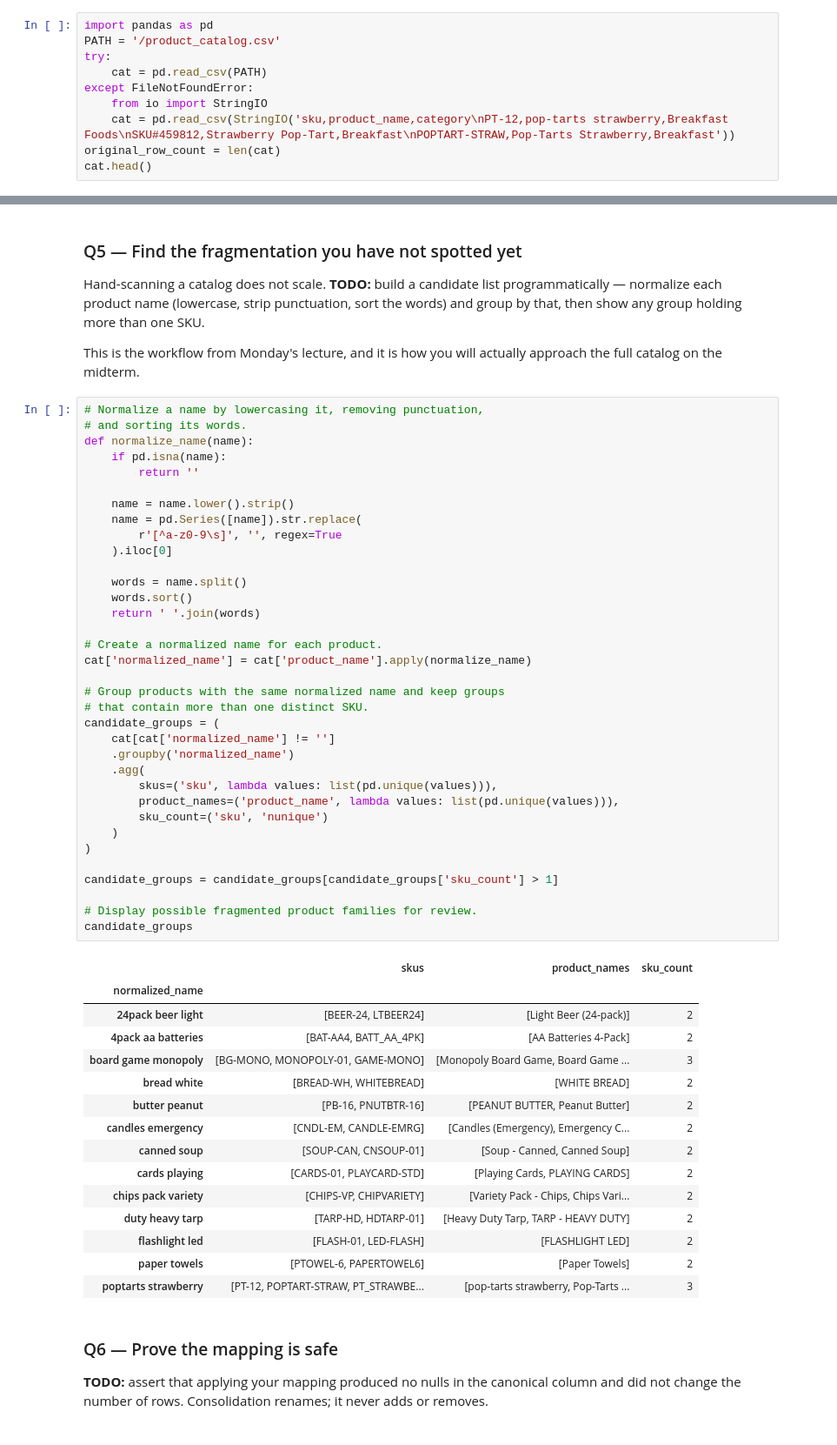
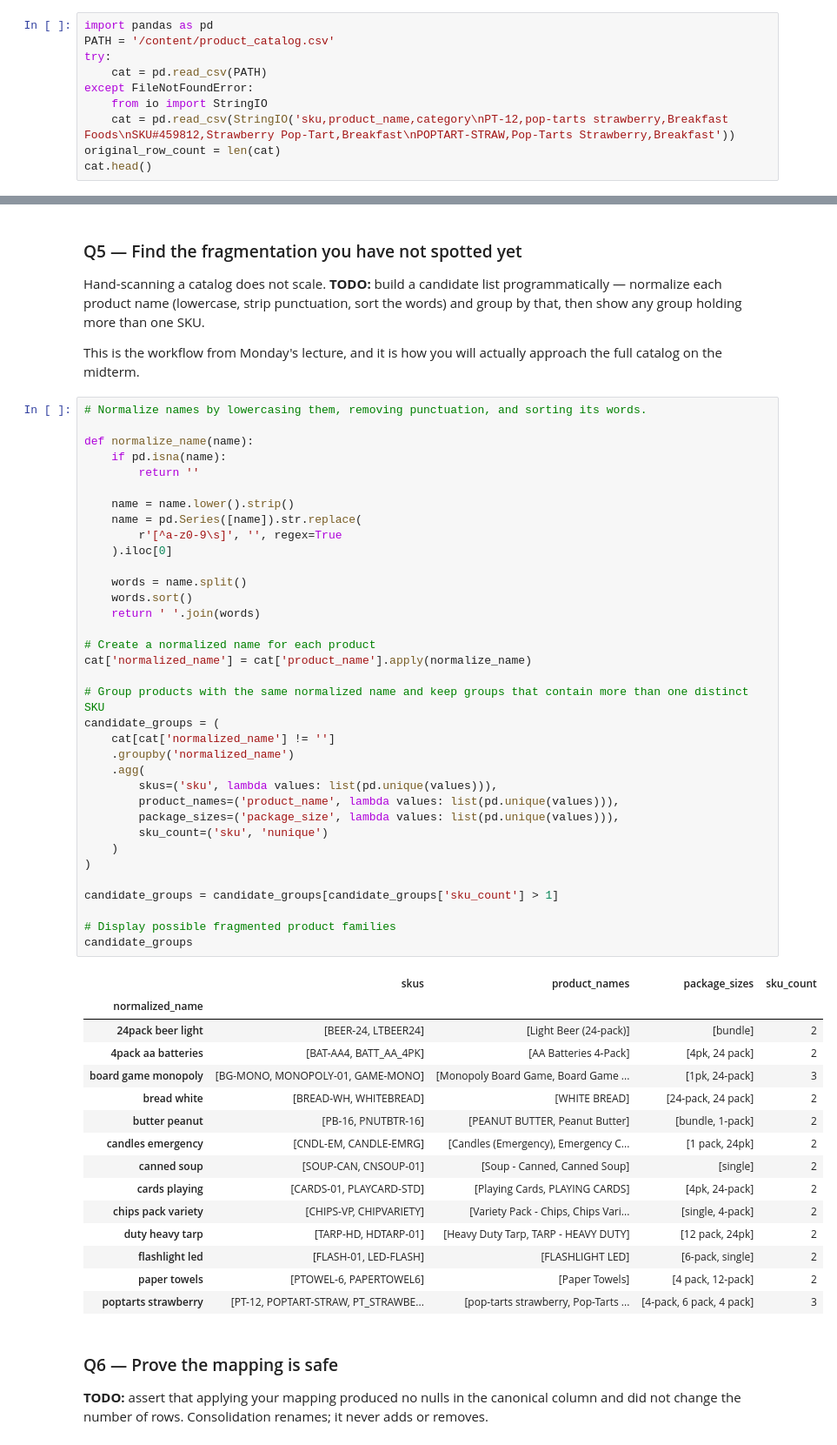
Before and after one commit to spbromberg/ds2002-fa26, a Jupyter notebook: notebooks/05-etl-walmart/2026-10-16 — Walmart Warm-Up SKU Mess — Lab.ipynb, the cells around one changed output, grey strips where cells are left out. Shown at 87% size. Cells and saved outputs as stored; diff of their text form.

```diff
--- a/notebooks/05-etl-walmart/2026-10-16 — Walmart Warm-Up SKU Mess — Lab.ipynb
+++ b/notebooks/05-etl-walmart/2026-10-16 — Walmart Warm-Up SKU Mess — Lab.ipynb
@@ -14,7 +14,7 @@ This lab uses the **real midterm data** in `../06-midterm-walmart/data/`. It's a
 *If the file isn't found, the cell falls back to a small inline sample so the notebook still runs.*
 # %%
 import pandas as pd
-PATH = '/product_catalog.csv'
+PATH = '/content/product_catalog.csv'
 try:
     cat = pd.read_csv(PATH)
 except FileNotFoundError:
@@ -202,56 +202,56 @@ Hand-scanning a catalog does not scale. **TODO:** build a candidate list program
 
 This is the workflow from Monday's lecture, and it is how you will actually approach the full catalog on the midterm.
 # %%
-# Normalize a name by lowercasing it, removing punctuation,
-# and sorting its words.
+# Normalize names by lowercasing them, removing punctuation, and sorting its words.
+
 def normalize_name(name):
     if pd.isna(name):
         return ''
 
     name = name.lower().strip()
     name = pd.Series([name]).str.replace(
         r'[^a-z0-9\s]', '', regex=True
     ).iloc[0]
 
     words = name.split()
     words.sort()
     return ' '.join(words)
 
-# Create a normalized name for each product.
+# Create a normalized name for each product
 cat['normalized_name'] = cat['product_name'].apply(normalize_name)
 
-# Group products with the same normalized name and keep groups
-# that contain more than one distinct SKU.
+# Group products with the same normalized name and keep groups that contain more than one distinct SKU
 candidate_groups = (
     cat[cat['normalized_name'] != '']
     .groupby('normalized_name')
     .agg(
         skus=('sku', lambda values: list(pd.unique(values))),
         product_names=('product_name', lambda values: list(pd.unique(values))),
+        package_sizes=('package_size', lambda values: list(pd.unique(values))),
         sku_count=('sku', 'nunique')
     )
 )
 
 candidate_groups = candidate_groups[candidate_groups['sku_count'] > 1]
 
-# Display possible fragmented product families for review.
+# Display possible fragmented product families
 candidate_groups
 # %% [output]
-|  | skus | product_names | sku_count |
-| normalized_name |  |  |  |
-| 24pack beer light | [BEER-24, LTBEER24] | [Light Beer (24-pack)] | 2 |
-| 4pack aa batteries | [BAT-AA4, BATT_AA_4PK] | [AA Batteries 4-Pack] | 2 |
-| board game monopoly | [BG-MONO, MONOPOLY-01, GAME-MONO] | [Monopoly Board Game, Board Game ... | 3 |
-| bread white | [BREAD-WH, WHITEBREAD] | [WHITE BREAD] | 2 |
-| butter peanut | [PB-16, PNUTBTR-16] | [PEANUT BUTTER, Peanut Butter] | 2 |
-| candles emergency | [CNDL-EM, CANDLE-EMRG] | [Candles (Emergency), Emergency C... | 2 |
-| canned soup | [SOUP-CAN, CNSOUP-01] | [Soup - Canned, Canned Soup] | 2 |
-| cards playing | [CARDS-01, PLAYCARD-STD] | [Playing Cards, PLAYING CARDS] | 2 |
-| chips pack variety | [CHIPS-VP, CHIPVARIETY] | [Variety Pack - Chips, Chips Vari... | 2 |
-| duty heavy tarp | [TARP-HD, HDTARP-01] | [Heavy Duty Tarp, TARP - HEAVY DUTY] | 2 |
-| flashlight led | [FLASH-01, LED-FLASH] | [FLASHLIGHT LED] | 2 |
-| paper towels | [PTOWEL-6, PAPERTOWEL6] | [Paper Towels] | 2 |
-| poptarts strawberry | [PT-12, POPTART-STRAW, PT_STRAWBE... | [pop-tarts strawberry, Pop-Tarts ... | 3 |
+|  | skus | product_names | package_sizes | sku_count |
+| normalized_name |  |  |  |  |
+| 24pack beer light | [BEER-24, LTBEER24] | [Light Beer (24-pack)] | [bundle] | 2 |
+| 4pack aa batteries | [BAT-AA4, BATT_AA_4PK] | [AA Batteries 4-Pack] | [4pk, 24 pack] | 2 |
+| board game monopoly | [BG-MONO, MONOPOLY-01, GAME-MONO] | [Monopoly Board Game, Board Game ... | [1pk, 24-pack] | 3 |
+| bread white | [BREAD-WH, WHITEBREAD] | [WHITE BREAD] | [24-pack, 24 pack] | 2 |
+| butter peanut | [PB-16, PNUTBTR-16] | [PEANUT BUTTER, Peanut Butter] | [bundle, 1-pack] | 2 |
+| candles emergency | [CNDL-EM, CANDLE-EMRG] | [Candles (Emergency), Emergency C... | [1 pack, 24pk] | 2 |
+| canned soup | [SOUP-CAN, CNSOUP-01] | [Soup - Canned, Canned Soup] | [single] | 2 |
+| cards playing | [CARDS-01, PLAYCARD-STD] | [Playing Cards, PLAYING CARDS] | [4pk, 24-pack] | 2 |
+| chips pack variety | [CHIPS-VP, CHIPVARIETY] | [Variety Pack - Chips, Chips Vari... | [single, 4-pack] | 2 |
+| duty heavy tarp | [TARP-HD, HDTARP-01] | [Heavy Duty Tarp, TARP - HEAVY DUTY] | [12 pack, 24pk] | 2 |
+| flashlight led | [FLASH-01, LED-FLASH] | [FLASHLIGHT LED] | [6-pack, single] | 2 |
+| paper towels | [PTOWEL-6, PAPERTOWEL6] | [Paper Towels] | [4 pack, 12-pack] | 2 |
+| poptarts strawberry | [PT-12, POPTART-STRAW, PT_STRAWBE... | [pop-tarts strawberry, Pop-Tarts ... | [4-pack, 6 pack, 4 pack] | 3 |
 # %% [markdown]
 ### Q6 — Prove the mapping is safe
 
```
Also changed, not shown: parts of 8 cells of this notebook.
